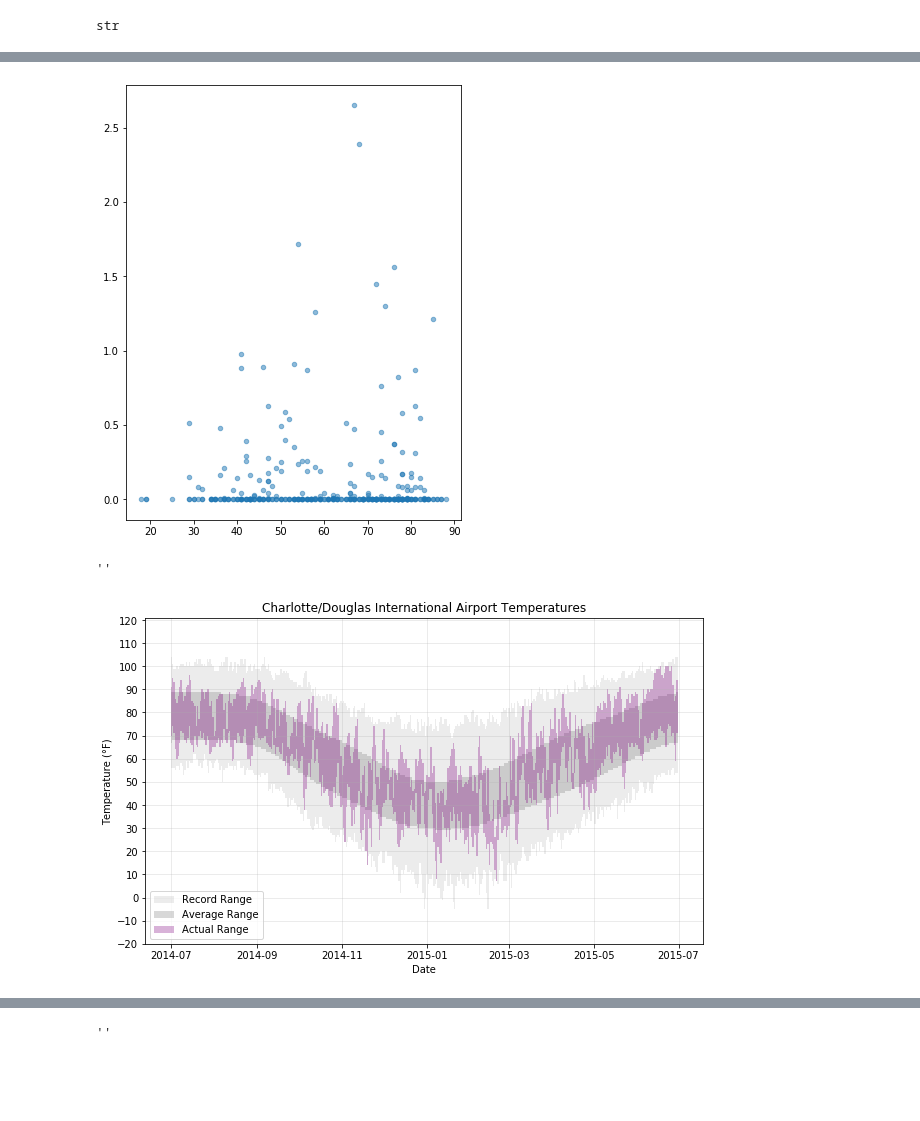
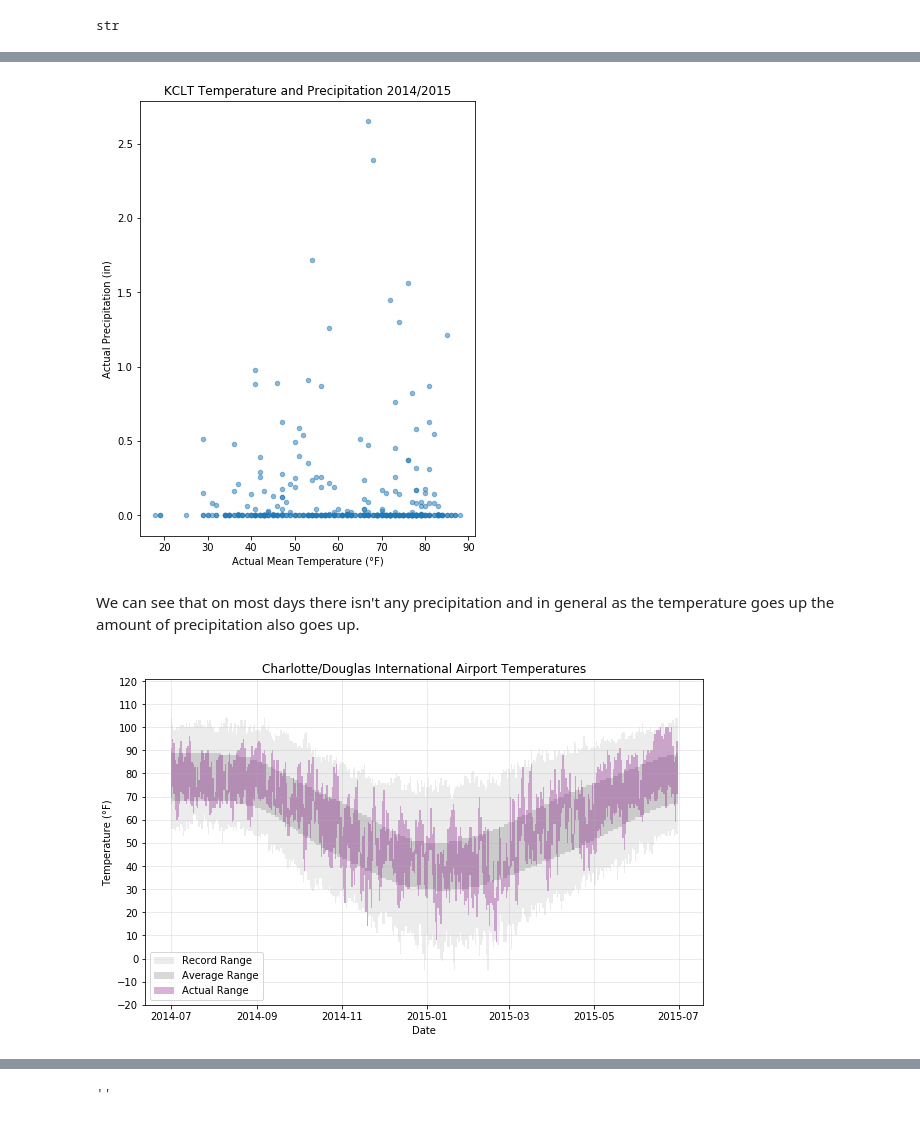
Before and after one commit to sn-ekstrand/weather-data-analysis, a Jupyter notebook: Untitled.ipynb, the cells around one changed output, grey strips where cells are left out. Saved outputs shown, nothing was run; the diff lists cells and outputs as text; code cells hidden in the pictures; blank space fills up the shorter version.

```diff
--- a/Untitled.ipynb
+++ b/Untitled.ipynb
@@ -90,49 +107,53 @@ pd.plotting.scatter_matrix(df_kclt.loc[:,['actual_mean_temp',
-# %%
-fig, ax = plt.subplots(figsize=(6,8))
-ax.scatter(df_kclt['actual_mean_temp'],
-           df_kclt['actual_precipitation'],
-           alpha=0.5, s=20);
-# %% [output]
-[figure, removed]
+# %%
+# let's take a closer look at temperature and precipitation
+fig, ax = plt.subplots(figsize=(6,8))
+
+x = df_kclt['actual_mean_temp']
+y = df_kclt['actual_precipitation']
+
+ax.scatter(x,
+           y,
+           alpha=0.5, s=20) #change dot appearance
+ax.set_title('KCLT Temperature and Precipitation 2014/2015')
+ax.set_ylabel('Actual Precipitation (in)')
+ax.set_xlabel('Actual Mean Temperature (°F)');
+# %% [output]
+[figure, added]
+# %% [markdown]
+We can see that on most days there isn't any precipitation and in general as the temperature goes up the amount of precipitation also goes up.
 # %%
+# let's shift our attention to temperatures only
 fig, ax = plt.subplots(figsize=(10,6))
 
-temp_range = (-20, 121)
+temperature_range = (-20, 121)
 
 ax.set_title('Charlotte/Douglas International Airport Temperatures')
-ax.set_ylim(temp_range)
+ax.set_ylim(temperature_range)
 ax.set_yticks([x for x in range(temp_range[0], temp_range[1], 10)])
 # ax.set_xticks()
 ax.set_ylabel('Temperature (°F)')
 ax.set_xlabel('Date')
 ax.grid(alpha=0.5, linewidth=0.5)
 
+# ax.plot would work well but I prefer the appearance of ax.bar in this instance
 ax.bar(x=df_kclt.index,
        height=df_kclt['record_max_temp'] - df_kclt['record_min_temp'],
        bottom=df_kclt['record_min_temp'],
-       color='gray',
-       alpha=0.15,
-       width=1.0,
+       color='gray', alpha=0.15, width=1.0,
        label='Record Range')
 
 ax.bar(x=df_kclt.index,
        height=df_kclt['average_max_temp'] - df_kclt['average_min_temp'],
        bottom=df_kclt['average_min_temp'],
-       color='gray',
-       alpha=0.3,
-       width=1.0,
+       color='gray', alpha=0.3, width=1.0,
        label='Average Range')
 
 ax.bar(x=df_kclt.index,
        height=df_kclt['actual_max_temp'] - df_kclt['actual_min_temp'],
        bottom=df_kclt['actual_min_temp'],
-       color='purple',
-       alpha=0.3,
-       width=1.0,
+       color='purple', alpha=0.3, width=1.0,
        label='Actual Range')
 
-ax.legend()
-;
+ax.legend();
 # %% [output]
-''
 [figure]
```
Also changed, not shown: parts of 15 cells of this notebook.
